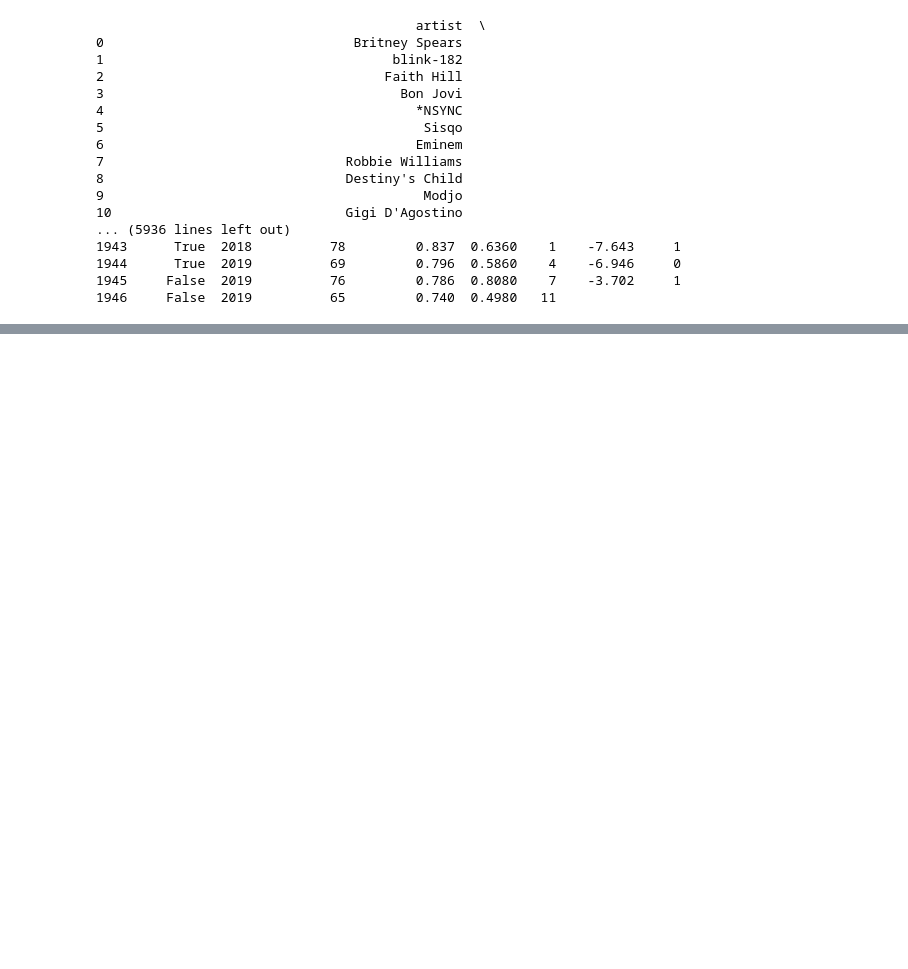
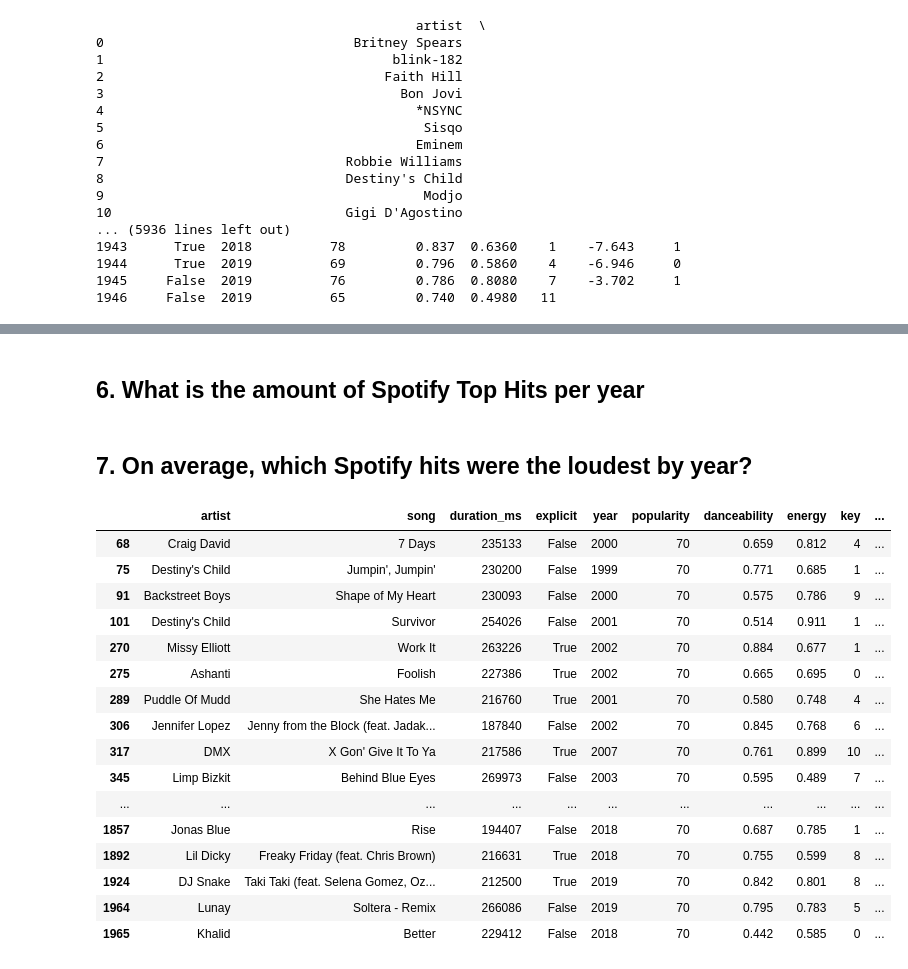
Before and after one commit to sulicace/HtH_Build_Summer_2022, a Jupyter notebook: Finding-an-Interesting-Dataset-SulamithCaceres/songs_data.ipynb, the cells around one changed output, grey strips where cells are left out. Cells and saved outputs as stored; diff of their text form; code cells hidden in the pictures; blank space fills up the shorter version.

```diff
--- a/Finding-an-Interesting-Dataset-SulamithCaceres/songs_data.ipynb
+++ b/Finding-an-Interesting-Dataset-SulamithCaceres/songs_data.ipynb
@@ -27,0 +71,2 @@ song_data
+# %% [markdown]
+## 6. What is the amount of Spotify Top Hits per year
@@ -27,0 +75,25 @@ song_data
+# %% [markdown]
+## 7. On average, which Spotify hits were the loudest by year?
+# %%
+# x axis year, y axis loudness
+popular_songs = song_data[song_data["popularity"]==70]
+# unpopular_songs_plot = sns.barplot(x="artist", y="popularity", data=unpopular_songs)
+popular_songs
+# %% [output]
+|  | artist | song | duration_ms | explicit | year | popularity | danceability | energy | key | ... |
+| 68 | Craig David | 7 Days | 235133 | False | 2000 | 70 | 0.659 | 0.812 | 4 | ... |
+| 75 | Destiny's Child | Jumpin', Jumpin' | 230200 | False | 1999 | 70 | 0.771 | 0.685 | 1 | ... |
+| 91 | Backstreet Boys | Shape of My Heart | 230093 | False | 2000 | 70 | 0.575 | 0.786 | 9 | ... |
+| 101 | Destiny's Child | Survivor | 254026 | False | 2001 | 70 | 0.514 | 0.911 | 1 | ... |
+| 270 | Missy Elliott | Work It | 263226 | True | 2002 | 70 | 0.884 | 0.677 | 1 | ... |
+| 275 | Ashanti | Foolish | 227386 | True | 2002 | 70 | 0.665 | 0.695 | 0 | ... |
+| 289 | Puddle Of Mudd | She Hates Me | 216760 | True | 2001 | 70 | 0.580 | 0.748 | 4 | ... |
+| 306 | Jennifer Lopez | Jenny from the Block (feat. Jadak... | 187840 | False | 2002 | 70 | 0.845 | 0.768 | 6 | ... |
+| 317 | DMX | X Gon' Give It To Ya | 217586 | True | 2007 | 70 | 0.761 | 0.899 | 10 | ... |
+| 345 | Limp Bizkit | Behind Blue Eyes | 269973 | False | 2003 | 70 | 0.595 | 0.489 | 7 | ... |
+| ... | ... | ... | ... | ... | ... | ... | ... | ... | ... | ... |
+| 1857 | Jonas Blue | Rise | 194407 | False | 2018 | 70 | 0.687 | 0.785 | 1 | ... |
+| 1892 | Lil Dicky | Freaky Friday (feat. Chris Brown) | 216631 | True | 2018 | 70 | 0.755 | 0.599 | 8 | ... |
+| 1924 | DJ Snake | Taki Taki (feat. Selena Gomez, Oz... | 212500 | True | 2019 | 70 | 0.842 | 0.801 | 8 | ... |
+| 1964 | Lunay | Soltera - Remix | 266086 | False | 2019 | 70 | 0.795 | 0.783 | 5 | ... |
+| 1965 | Khalid | Better | 229412 | False | 2018 | 70 | 0.442 | 0.585 | 0 | ... |
```
Also changed, not shown: parts of 18 cells of this notebook, 4 other files.
